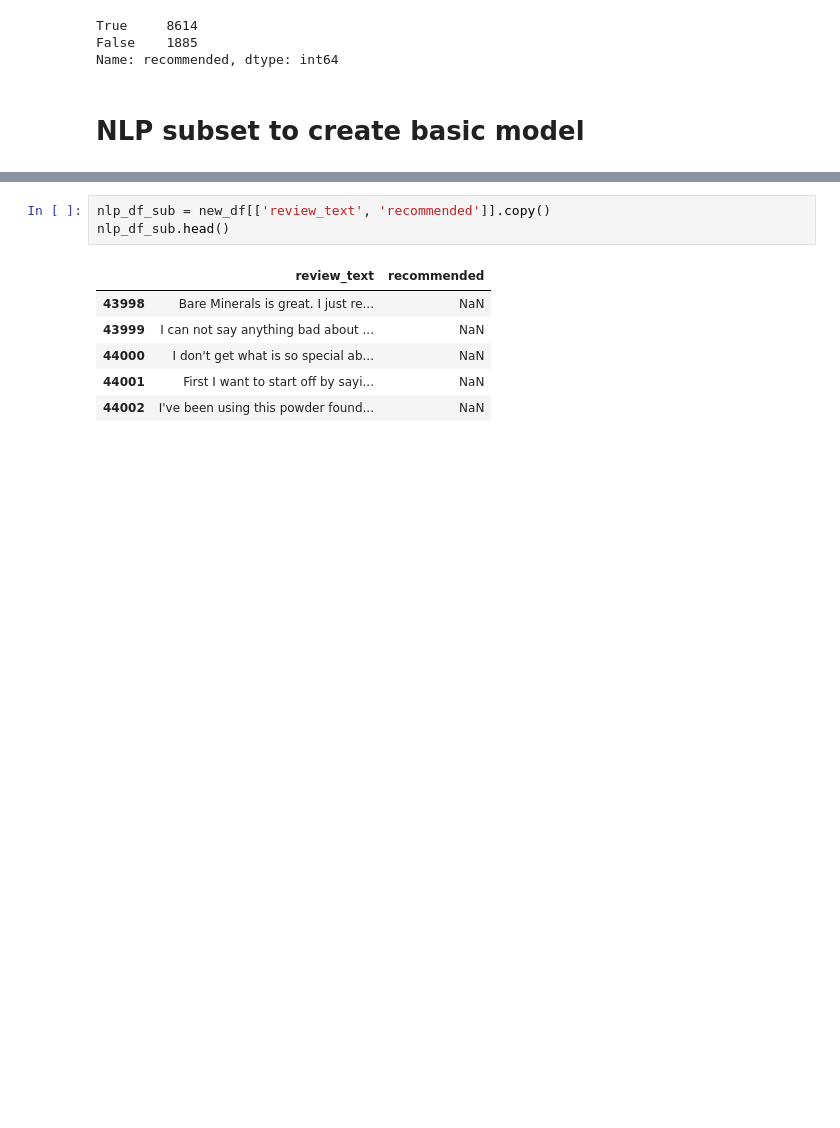
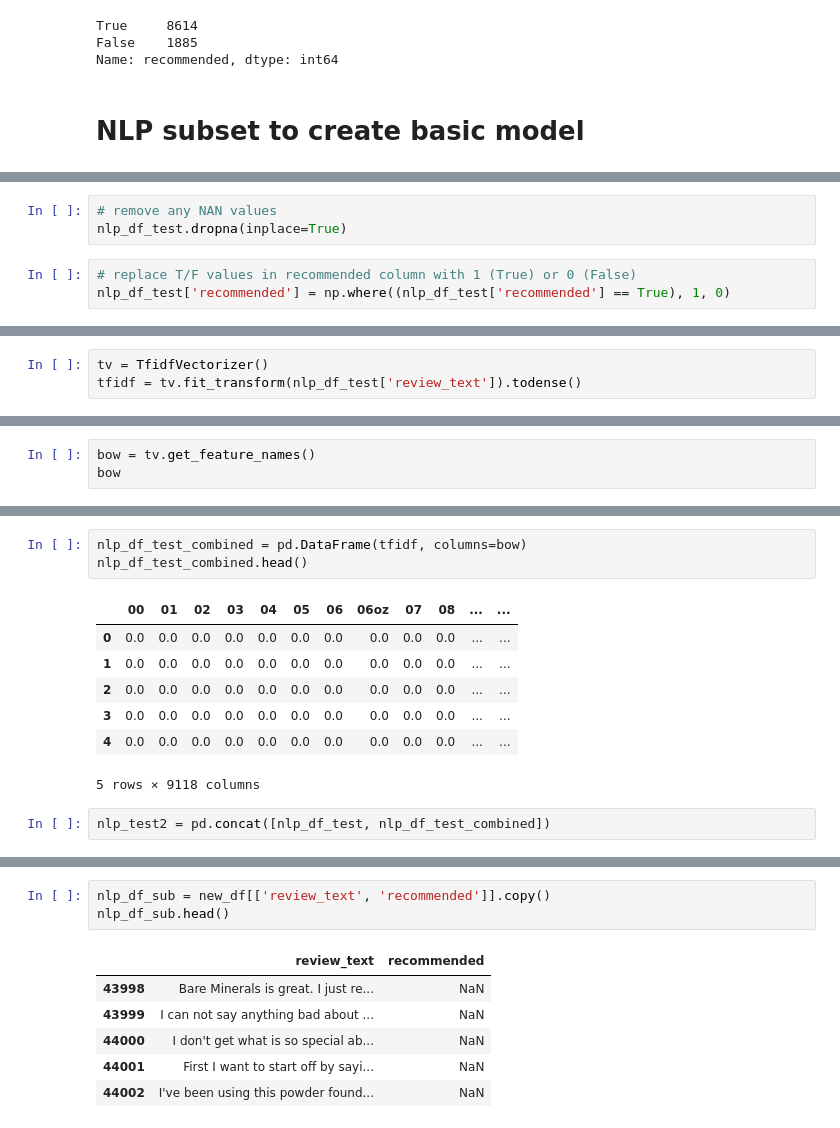
Before and after one commit to nicleong27/Beauty_Reviews, a Jupyter notebook: Reviews-Modelling.ipynb, the cells around one changed output, grey strips where cells are left out. Drawn from its saved outputs; the diff is of its cells as text; blank space fills up the shorter version.

```diff
--- a/Reviews-Modelling.ipynb
+++ b/Reviews-Modelling.ipynb
@@ -105,0 +118,6 @@ Name: recommended, dtype: int64
+# %%
+# remove any NAN values
+nlp_df_test.dropna(inplace=True)
+# %%
+# replace T/F values in recommended column with 1 (True) or 0 (False)
+nlp_df_test['recommended'] = np.where((nlp_df_test['recommended'] == True), 1, 0)
@@ -105,0 +137,3 @@ Name: recommended, dtype: int64
+# %%
+tv = TfidfVectorizer()
+tfidf = tv.fit_transform(nlp_df_test['review_text']).todense()
@@ -105,0 +148,3 @@ Name: recommended, dtype: int64
+# %%
+bow = tv.get_feature_names()
+bow
@@ -105,0 +169,13 @@ Name: recommended, dtype: int64
+# %%
+nlp_df_test_combined = pd.DataFrame(tfidf, columns=bow)
+nlp_df_test_combined.head()
+# %% [output]
+|  | 00 | 01 | 02 | 03 | 04 | 05 | 06 | 06oz | 07 | 08 | ... | ... |
+| 0 | 0.0 | 0.0 | 0.0 | 0.0 | 0.0 | 0.0 | 0.0 | 0.0 | 0.0 | 0.0 | ... | ... |
+| 1 | 0.0 | 0.0 | 0.0 | 0.0 | 0.0 | 0.0 | 0.0 | 0.0 | 0.0 | 0.0 | ... | ... |
+| 2 | 0.0 | 0.0 | 0.0 | 0.0 | 0.0 | 0.0 | 0.0 | 0.0 | 0.0 | 0.0 | ... | ... |
+| 3 | 0.0 | 0.0 | 0.0 | 0.0 | 0.0 | 0.0 | 0.0 | 0.0 | 0.0 | 0.0 | ... | ... |
+| 4 | 0.0 | 0.0 | 0.0 | 0.0 | 0.0 | 0.0 | 0.0 | 0.0 | 0.0 | 0.0 | ... | ... |
+5 rows × 9118 columns
+# %%
+nlp_test2 = pd.concat([nlp_df_test, nlp_df_test_combined])
```
Also changed, not shown: parts of 18 cells of this notebook.
